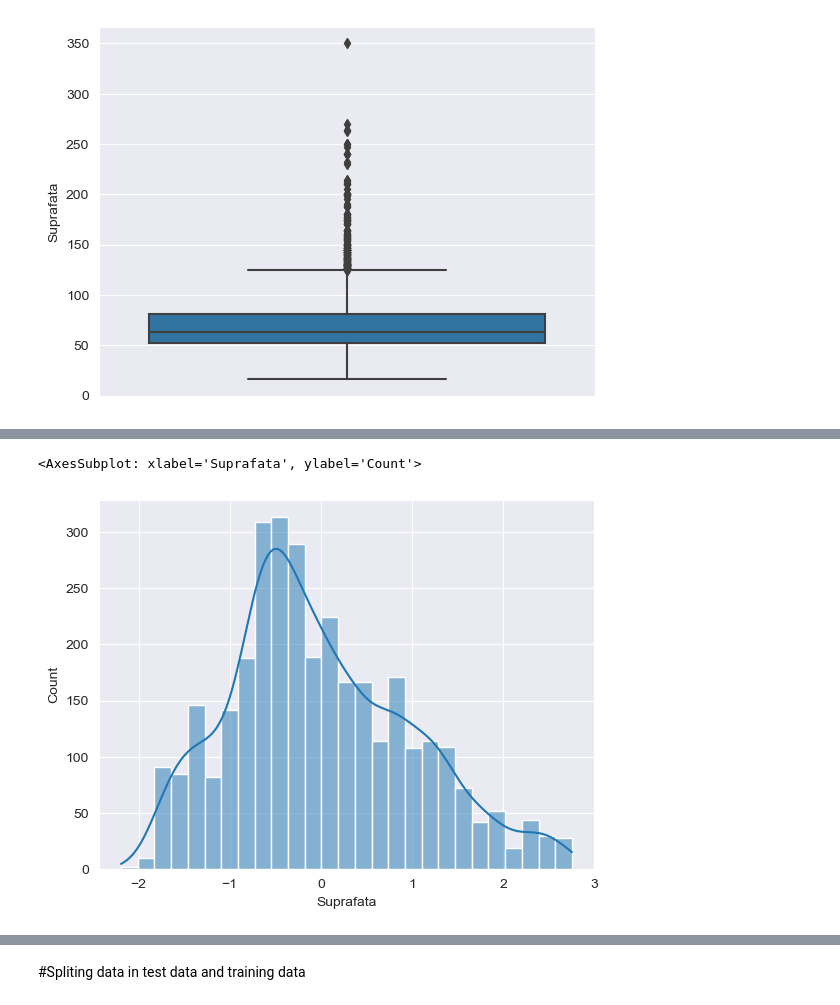
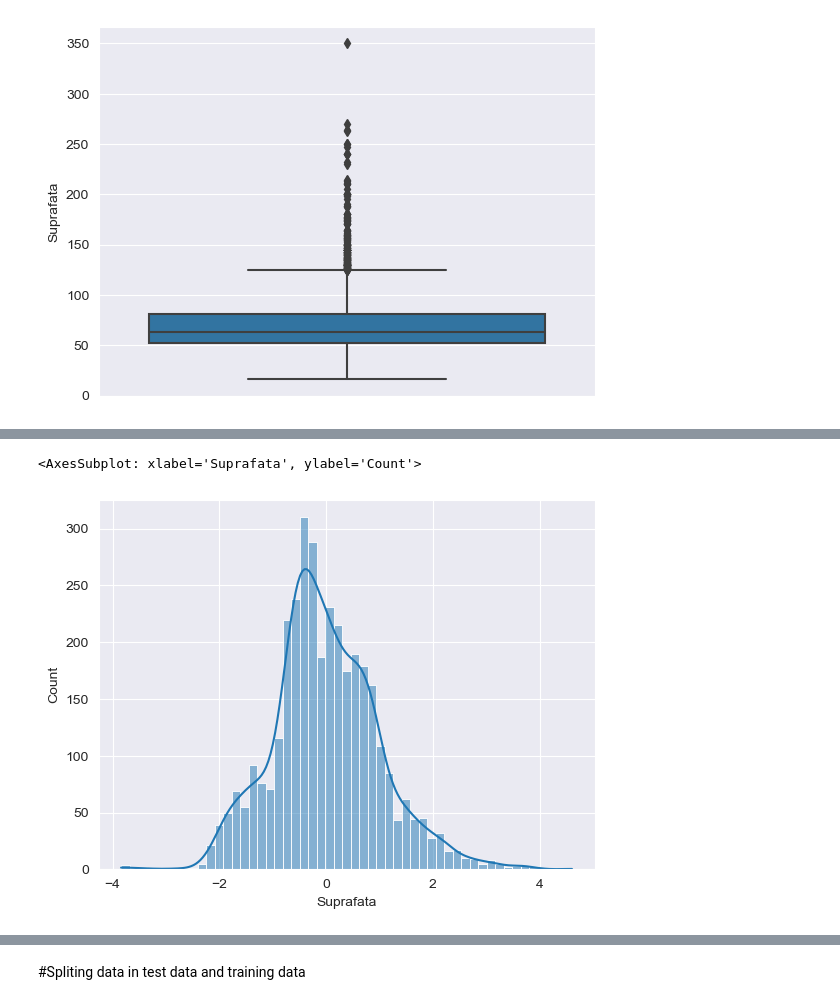
Before and after one commit to MirceaPetcu/BucharestHousePrediction, a Jupyter notebook: HousePricePrediction.ipynb, the cells around one changed output, grey strips where cells are left out. Drawn from its saved outputs; the diff is of its cells as text; code cells hidden in the pictures.

```diff
--- a/HousePricePrediction.ipynb
+++ b/HousePricePrediction.ipynb
@@ -143,3 +110,3 @@ sns.histplot(x=dataset3['Suprafata'],kde=True)
 # %%
 # log normalization - correct the skewness
-# dataset3['Suprafata'] = np.log(dataset3['Suprafata'])
+dataset2['Suprafata'] = np.log(dataset2['Suprafata'])
@@ -157,3 +113,3 @@ array([[ 1.97329451],
 # %%
 # standardazation => mean = 0, std = 1
-dataset3['Suprafata'] = (dataset3['Suprafata'] - dataset3['Suprafata'].mean())/dataset3['Suprafata'].std()
+dataset2['Suprafata'] = (dataset2['Suprafata'] - dataset2['Suprafata'].mean())/dataset2['Suprafata'].std()
@@ -162,6 +116,6 @@ dataset3['Suprafata'] = (dataset3['Suprafata'] - dataset3['Suprafata'].mean())/d
 # %%
-sns.histplot(x=dataset3['Suprafata'],kde=True)
+sns.histplot(x=dataset2['Suprafata'],kde=True)
 # %% [output]
 <AxesSubplot: xlabel='Suprafata', ylabel='Count'>
-[figure, old version]
+[figure, new version]
 # %%
```
Also changed, not shown: parts of 30 cells of this notebook.
